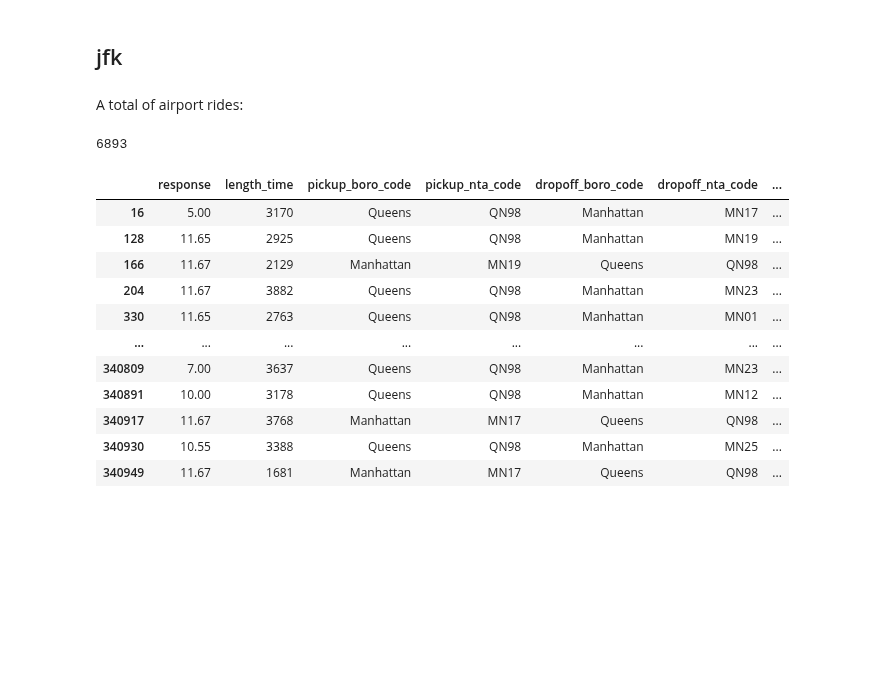
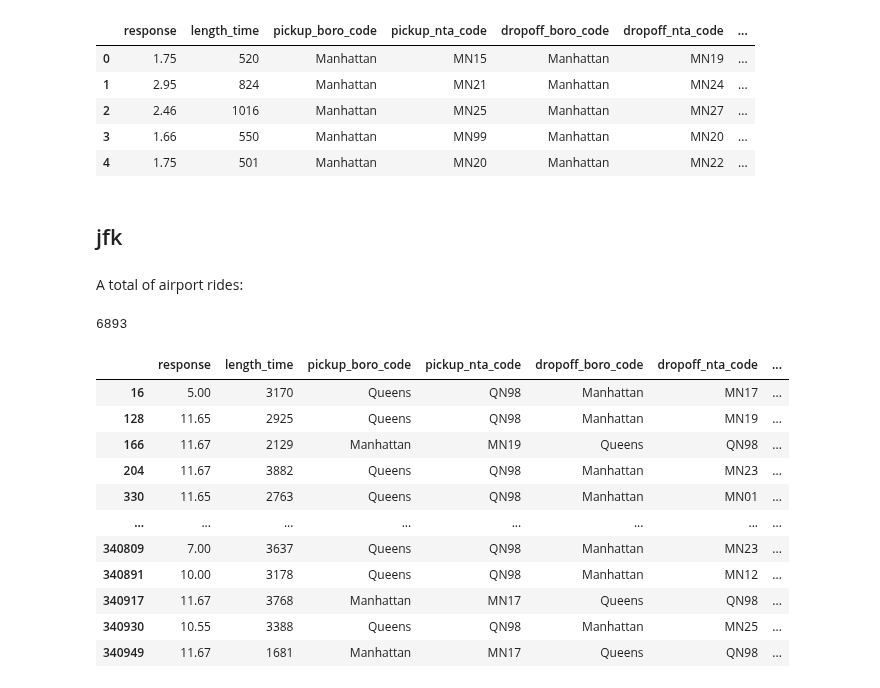
Before and after one commit to MichalKrzyzanski2002/Foundations-Data-Science-Project, a Jupyter notebook: prediction_kuba copy.ipynb, the cells around one changed output. Cells and saved outputs as stored; diff of their text form; code cells hidden in the pictures; blank space fills up the shorter version.

```diff
--- a/prediction_kuba copy.ipynb
+++ b/prediction_kuba copy.ipynb
@@ -6,6 +6,15 @@ df = pd.read_csv('cleaned_train.csv')
 # %%
 df.drop(['weight'], axis=1, inplace=True)
 df['response%'] = df['response'] / df['fare_amount']
+# %%
+df.head()
+# %% [output]
+|  | response | length_time | pickup_boro_code | pickup_nta_code | dropoff_boro_code | dropoff_nta_code | ... |
+| 0 | 1.75 | 520 | Manhattan | MN15 | Manhattan | MN19 | ... |
+| 1 | 2.95 | 824 | Manhattan | MN21 | Manhattan | MN24 | ... |
+| 2 | 2.46 | 1016 | Manhattan | MN25 | Manhattan | MN27 | ... |
+| 3 | 1.66 | 550 | Manhattan | MN99 | Manhattan | MN20 | ... |
+| 4 | 1.75 | 501 | Manhattan | MN20 | Manhattan | MN22 | ... |
 # %% [markdown]
 ## jfk
 # %%
```
Also changed, not shown: parts of 8 cells of this notebook, 1 other file.
